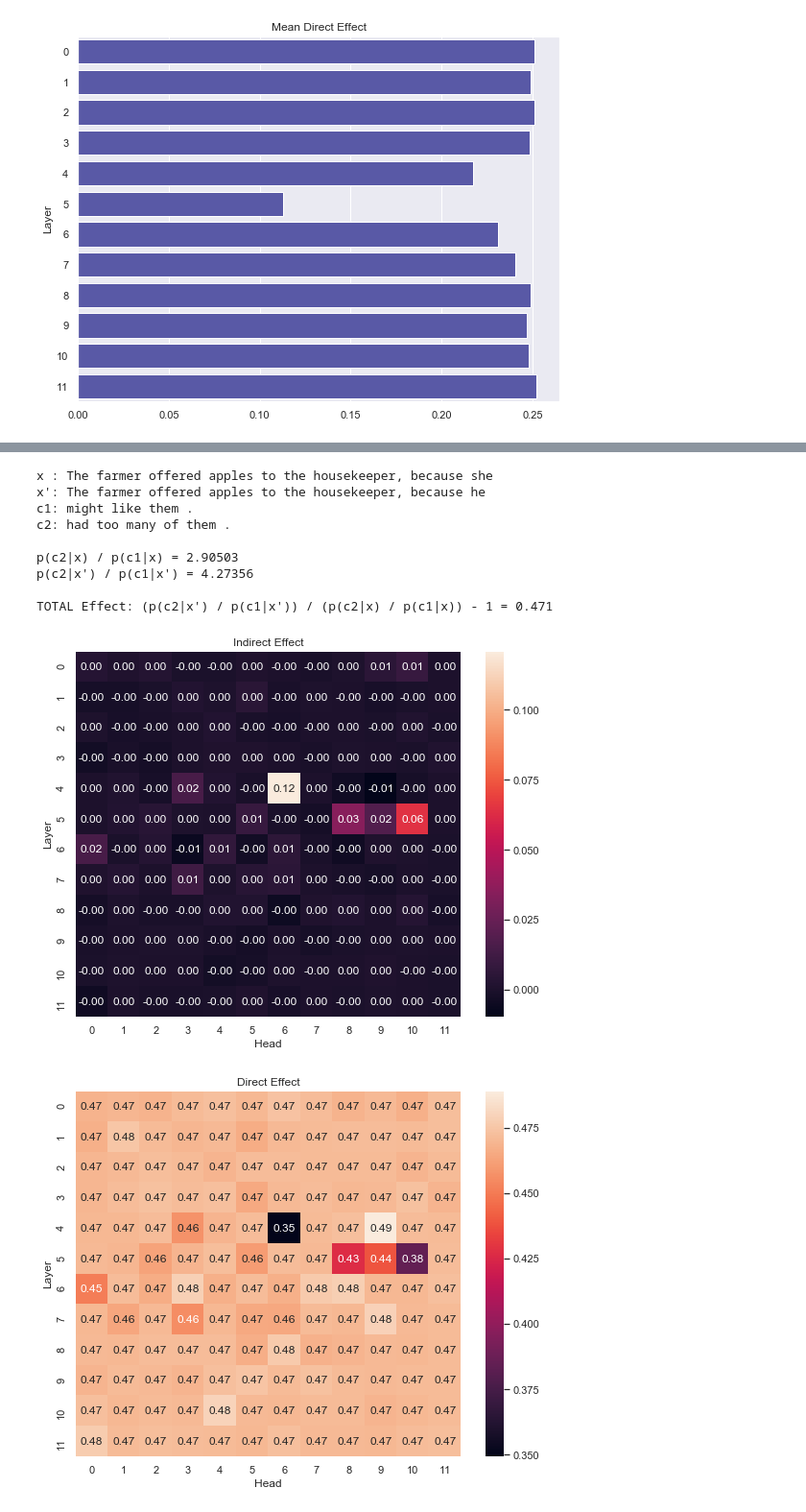
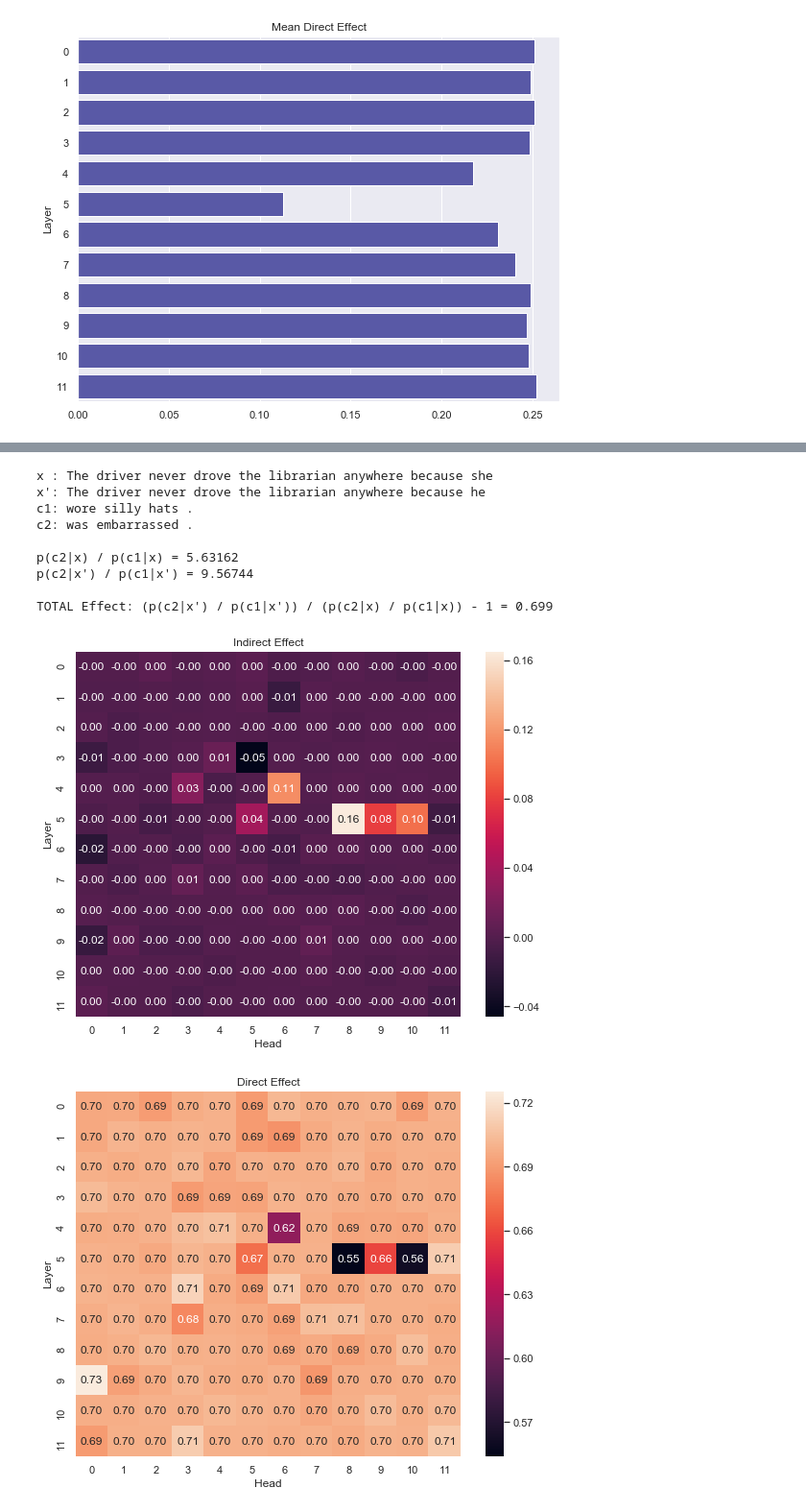
Before and after one commit to mattf1n/lm-intervention, a Jupyter notebook: winobias_attn_intervention_filtered.ipynb, the cells around one changed output, grey strips where cells are left out. Shown: that part at 96% size. Saved outputs shown, nothing was run; the diff lists cells and outputs as text; code cells hidden in the pictures.

```diff
--- a/winobias_attn_intervention_filtered.ipynb
+++ b/winobias_attn_intervention_filtered.ipynb
@@ -79 +79,3 @@ Mean total effect: 0.25
+# %%
+top_results = sorted(results, key=lambda result: result['total_effect'], reverse=True)
 # %%
@@ -121,14 +123,14 @@ TOTAL Effect: (p(c2|x') / p(c1|x')) / (p(c2|x) / p(c1|x)) - 1 = 0.307
 # %%
-report_intervention(results[3])
+report_intervention(top_results[3])
 # %% [output]
-x : The farmer offered apples to the housekeeper, because she
-x': The farmer offered apples to the housekeeper, because he
-c1: might like them .
-c2: had too many of them .
+x : The driver never drove the librarian anywhere because she
+x': The driver never drove the librarian anywhere because he
+c1: wore silly hats .
+c2: was embarrassed .
 
-p(c2|x) / p(c1|x) = 2.90503
-p(c2|x') / p(c1|x') = 4.27356
+p(c2|x) / p(c1|x) = 5.63162
+p(c2|x') / p(c1|x') = 9.56744
 
-TOTAL Effect: (p(c2|x') / p(c1|x')) / (p(c2|x) / p(c1|x)) - 1 = 0.471
+TOTAL Effect: (p(c2|x') / p(c1|x')) / (p(c2|x) / p(c1|x)) - 1 = 0.699
-[figure, old version]
+[figure, new version]
-[figure, old version]
+[figure, new version]
```
Also changed, not shown: parts of 5 cells of this notebook.
